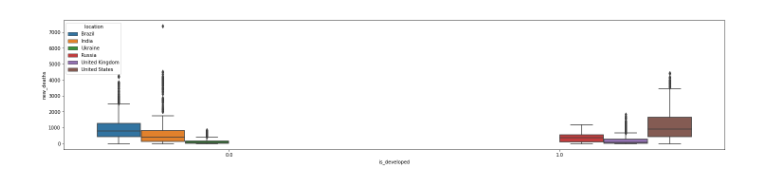
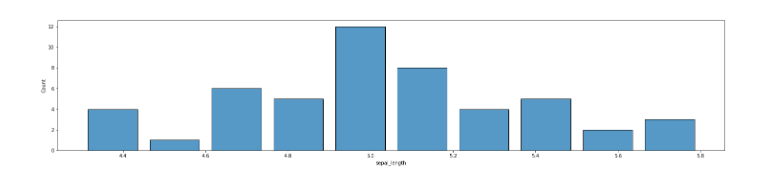
Before and after one commit to CrowdStrike/omigo-data-analytics, a Jupyter notebook: notebooks/graphs.ipynb, the cells around one changed output. Drawn from its saved outputs; the diff is of its cells as text; code cells hidden in the pictures.

```diff
--- a/notebooks/graphs.ipynb
+++ b/notebooks/graphs.ipynb
@@ -87,10 +23,7 @@ graphext.corr_heatmap(y6, ["new_cases:mean", "new_deaths:mean", "life_expectancy
-# %%
-# boxplot showing the quantile plots for new_deaths splitting based on predefined threshold on human_development_index
-y7 = y \
-    .values_in("iso_code", ["USA", "IND", "RUS", "UKR", "BRA", "GBR"]) \
-    .transform(["human_development_index"], lambda x: "1" if (float(x) >= 0.8) else "0", "is_developed")
-
-# boxplot is showing quantile plots to see outliers. The "location" is acting as hue or color or class column
-graphext.boxplot(y7, "is_developed", "new_deaths", "location")
-# %% [output]
-[figure, removed]
+# %%
+x1 = x \
+    .eq_str("class", "Iris-setosa")
+
+graphext.histogram(x1, "sepal_length")
+# %% [output]
+[figure, added]
```
Also changed, not shown: parts of 12 cells of this notebook, 1 other file.
